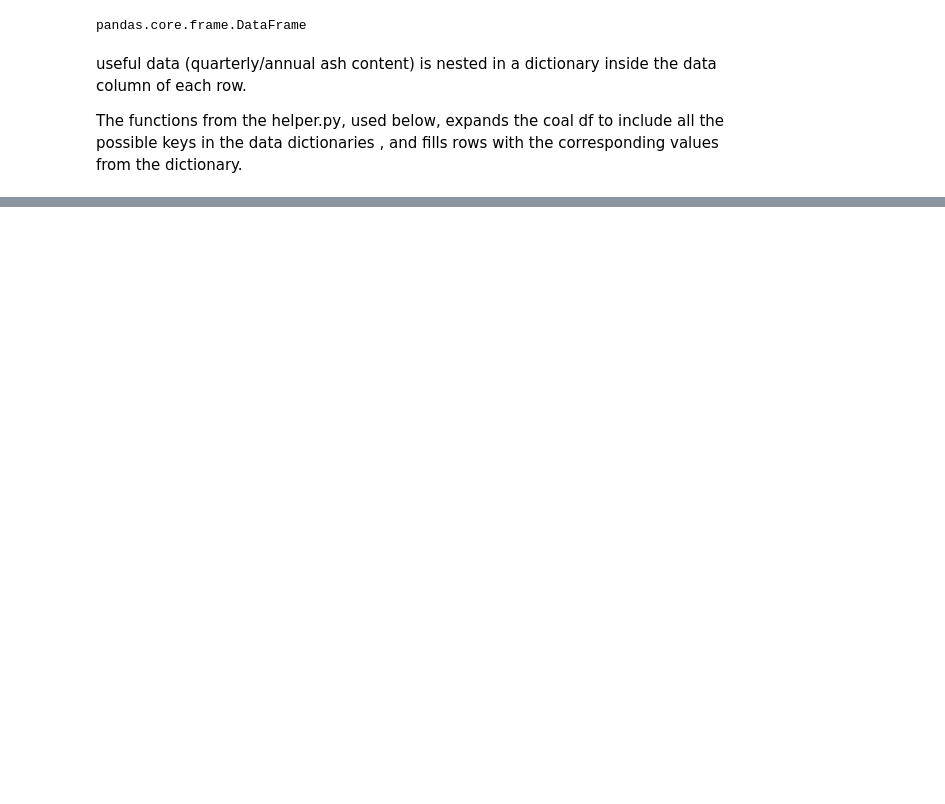
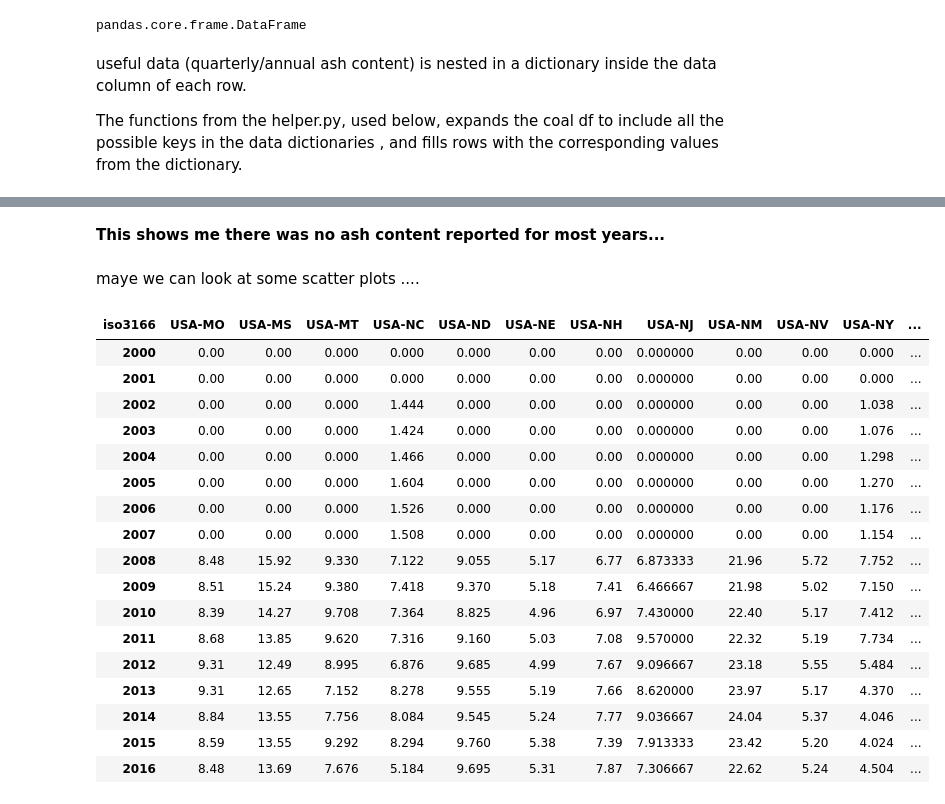
Before and after one commit to Iguanacolossus/energy-statistics, a Jupyter notebook: exploration.ipynb, the cells around one changed output, grey strips where cells are left out. Cells and saved outputs as stored; diff of their text form; code cells hidden in the pictures; blank space fills up the shorter version.

```diff
--- a/exploration.ipynb
+++ b/exploration.ipynb
@@ -39,0 +106,4 @@ new_df.iloc[:,-86:]
+# %%
+# just name and state
+coal_ash_df_1= coal_ash_df.filter(items=['name','iso3166'])
+coal_ash_df_1.shape
@@ -39,0 +178,26 @@ new_df.iloc[:,-86:]
+# %% [markdown]
+**This shows me there was no ash content reported for most years...**
+# %% [markdown]
+ maye we can look at some scatter plots ....
+# %%
+total_ash = ash_anual_state_df.groupby(['iso3166']).mean().T
+total_ash#.reset_index()
+# %% [output]
+| iso3166 | USA-MO | USA-MS | USA-MT | USA-NC | USA-ND | USA-NE | USA-NH | USA-NJ | USA-NM | USA-NV | USA-NY | ... |
+| 2000 | 0.00 | 0.00 | 0.000 | 0.000 | 0.000 | 0.00 | 0.00 | 0.000000 | 0.00 | 0.00 | 0.000 | ... |
+| 2001 | 0.00 | 0.00 | 0.000 | 0.000 | 0.000 | 0.00 | 0.00 | 0.000000 | 0.00 | 0.00 | 0.000 | ... |
+| 2002 | 0.00 | 0.00 | 0.000 | 1.444 | 0.000 | 0.00 | 0.00 | 0.000000 | 0.00 | 0.00 | 1.038 | ... |
+| 2003 | 0.00 | 0.00 | 0.000 | 1.424 | 0.000 | 0.00 | 0.00 | 0.000000 | 0.00 | 0.00 | 1.076 | ... |
+| 2004 | 0.00 | 0.00 | 0.000 | 1.466 | 0.000 | 0.00 | 0.00 | 0.000000 | 0.00 | 0.00 | 1.298 | ... |
+| 2005 | 0.00 | 0.00 | 0.000 | 1.604 | 0.000 | 0.00 | 0.00 | 0.000000 | 0.00 | 0.00 | 1.270 | ... |
+| 2006 | 0.00 | 0.00 | 0.000 | 1.526 | 0.000 | 0.00 | 0.00 | 0.000000 | 0.00 | 0.00 | 1.176 | ... |
+| 2007 | 0.00 | 0.00 | 0.000 | 1.508 | 0.000 | 0.00 | 0.00 | 0.000000 | 0.00 | 0.00 | 1.154 | ... |
+| 2008 | 8.48 | 15.92 | 9.330 | 7.122 | 9.055 | 5.17 | 6.77 | 6.873333 | 21.96 | 5.72 | 7.752 | ... |
+| 2009 | 8.51 | 15.24 | 9.380 | 7.418 | 9.370 | 5.18 | 7.41 | 6.466667 | 21.98 | 5.02 | 7.150 | ... |
+| 2010 | 8.39 | 14.27 | 9.708 | 7.364 | 8.825 | 4.96 | 6.97 | 7.430000 | 22.40 | 5.17 | 7.412 | ... |
+| 2011 | 8.68 | 13.85 | 9.620 | 7.316 | 9.160 | 5.03 | 7.08 | 9.570000 | 22.32 | 5.19 | 7.734 | ... |
+| 2012 | 9.31 | 12.49 | 8.995 | 6.876 | 9.685 | 4.99 | 7.67 | 9.096667 | 23.18 | 5.55 | 5.484 | ... |
+| 2013 | 9.31 | 12.65 | 7.152 | 8.278 | 9.555 | 5.19 | 7.66 | 8.620000 | 23.97 | 5.17 | 4.370 | ... |
+| 2014 | 8.84 | 13.55 | 7.756 | 8.084 | 9.545 | 5.24 | 7.77 | 9.036667 | 24.04 | 5.37 | 4.046 | ... |
+| 2015 | 8.59 | 13.55 | 9.292 | 8.294 | 9.760 | 5.38 | 7.39 | 7.913333 | 23.42 | 5.20 | 4.024 | ... |
+| 2016 | 8.48 | 13.69 | 7.676 | 5.184 | 9.695 | 5.31 | 7.87 | 7.306667 | 22.62 | 5.24 | 4.504 | ... |
```
Also changed, not shown: parts of 29 cells of this notebook, 1 other file.
